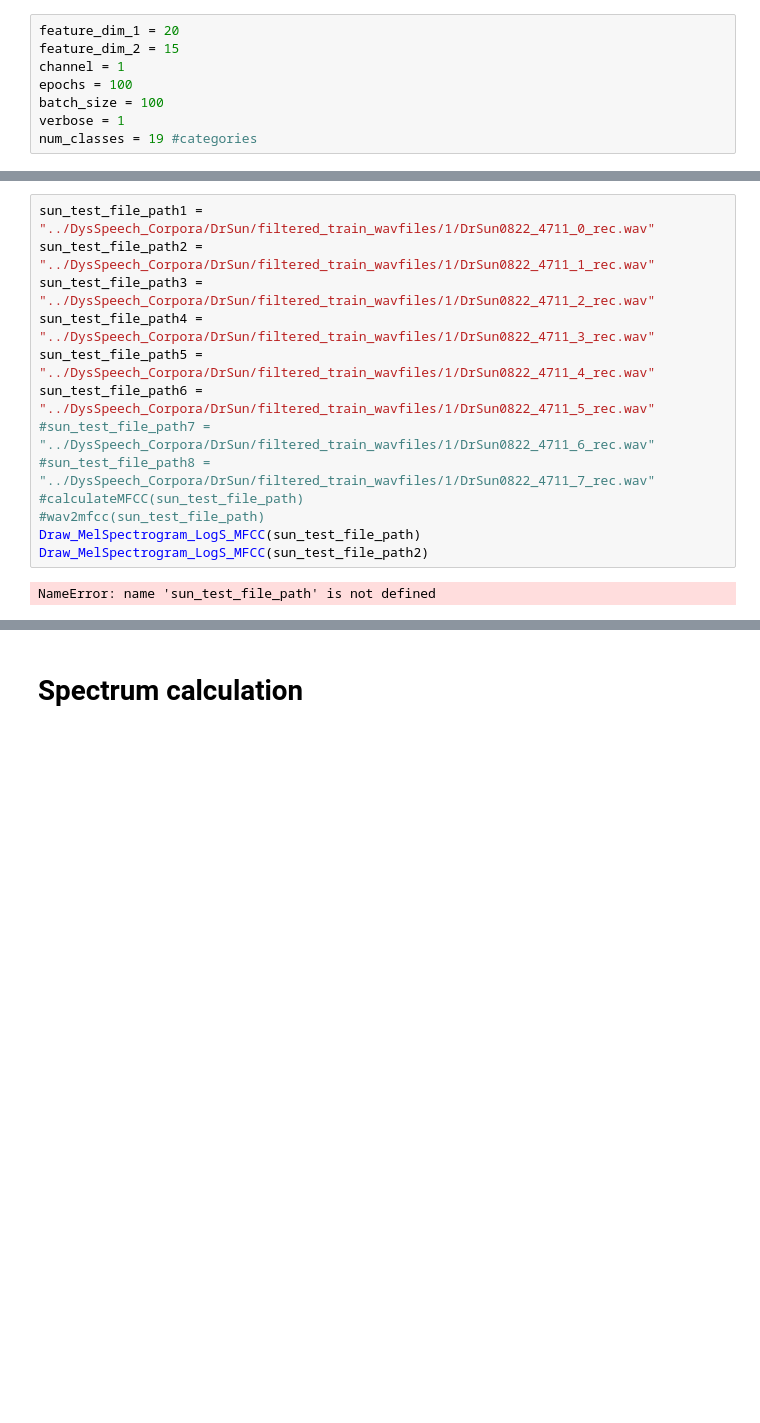
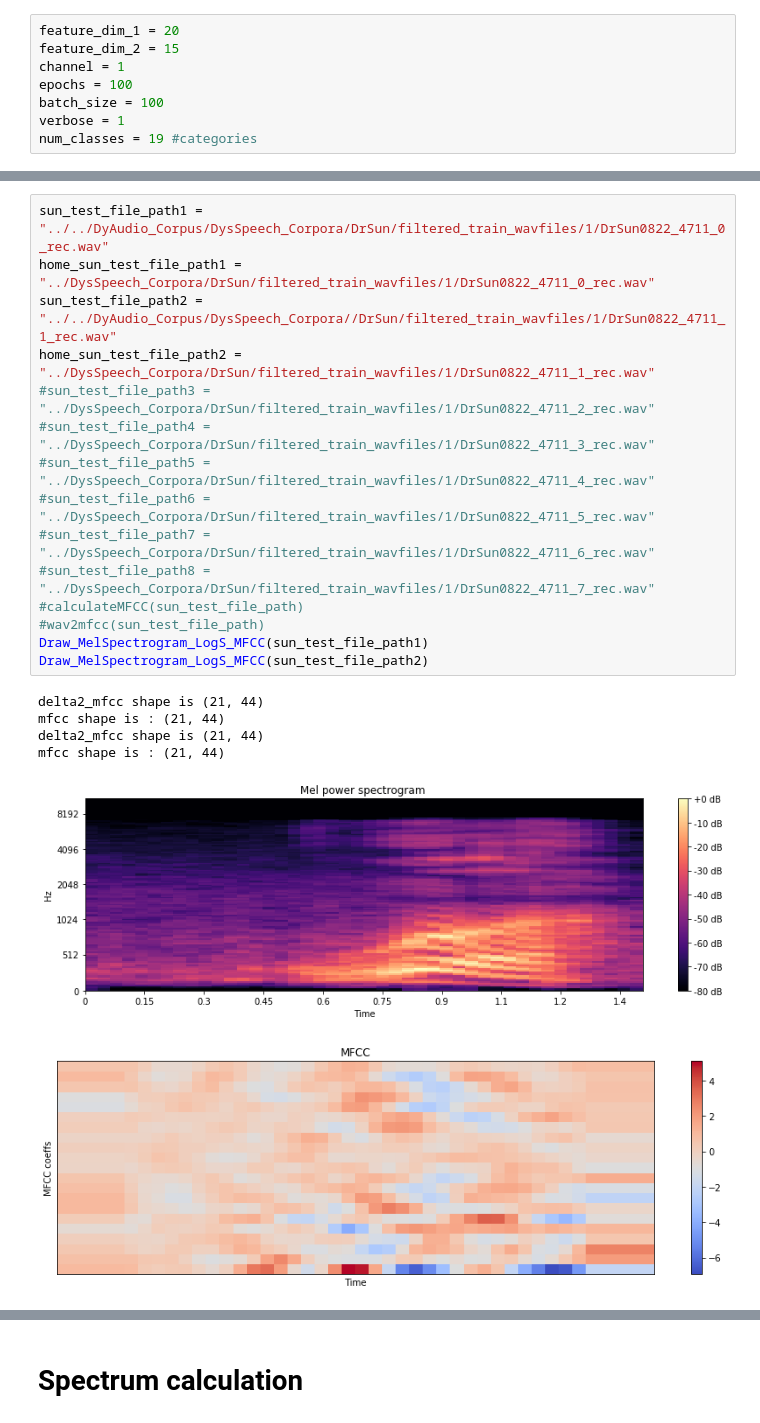
Before and after one commit to xrick/LcjDysarthriaSpeechCommandRecognier, a Jupyter notebook: plotMfcc.ipynb, the cells around one changed output, grey strips where cells are left out. Drawn from its saved outputs; the diff is of its cells as text; blank space fills up the shorter version.

```diff
--- a/plotMfcc.ipynb
+++ b/plotMfcc.ipynb
@@ -67,15 +79,22 @@ def drawNpy(npyFile):
 # %%
-sun_test_file_path1 = "../DysSpeech_Corpora/DrSun/filtered_train_wavfiles/1/DrSun0822_4711_0_rec.wav"
-sun_test_file_path2 = "../DysSpeech_Corpora/DrSun/filtered_train_wavfiles/1/DrSun0822_4711_1_rec.wav"
-sun_test_file_path3 = "../DysSpeech_Corpora/DrSun/filtered_train_wavfiles/1/DrSun0822_4711_2_rec.wav"
-sun_test_file_path4 = "../DysSpeech_Corpora/DrSun/filtered_train_wavfiles/1/DrSun0822_4711_3_rec.wav"
-sun_test_file_path5 = "../DysSpeech_Corpora/DrSun/filtered_train_wavfiles/1/DrSun0822_4711_4_rec.wav"
-sun_test_file_path6 = "../DysSpeech_Corpora/DrSun/filtered_train_wavfiles/1/DrSun0822_4711_5_rec.wav"
+sun_test_file_path1 = "../../DyAudio_Corpus/DysSpeech_Corpora/DrSun/filtered_train_wavfiles/1/DrSun0822_4711_0_rec.wav"
+home_sun_test_file_path1 = "../DysSpeech_Corpora/DrSun/filtered_train_wavfiles/1/DrSun0822_4711_0_rec.wav"
+sun_test_file_path2 = "../../DyAudio_Corpus/DysSpeech_Corpora//DrSun/filtered_train_wavfiles/1/DrSun0822_4711_1_rec.wav"
+home_sun_test_file_path2 = "../DysSpeech_Corpora/DrSun/filtered_train_wavfiles/1/DrSun0822_4711_1_rec.wav"
+#sun_test_file_path3 = "../DysSpeech_Corpora/DrSun/filtered_train_wavfiles/1/DrSun0822_4711_2_rec.wav"
+#sun_test_file_path4 = "../DysSpeech_Corpora/DrSun/filtered_train_wavfiles/1/DrSun0822_4711_3_rec.wav"
+#sun_test_file_path5 = "../DysSpeech_Corpora/DrSun/filtered_train_wavfiles/1/DrSun0822_4711_4_rec.wav"
+#sun_test_file_path6 = "../DysSpeech_Corpora/DrSun/filtered_train_wavfiles/1/DrSun0822_4711_5_rec.wav"
 #sun_test_file_path7 = "../DysSpeech_Corpora/DrSun/filtered_train_wavfiles/1/DrSun0822_4711_6_rec.wav"
 #sun_test_file_path8 = "../DysSpeech_Corpora/DrSun/filtered_train_wavfiles/1/DrSun0822_4711_7_rec.wav"
 #calculateMFCC(sun_test_file_path)
 #wav2mfcc(sun_test_file_path)
-Draw_MelSpectrogram_LogS_MFCC(sun_test_file_path)
+Draw_MelSpectrogram_LogS_MFCC(sun_test_file_path1)
 Draw_MelSpectrogram_LogS_MFCC(sun_test_file_path2)
 # %% [output]
-NameError: name 'sun_test_file_path' is not defined
+delta2_mfcc shape is (21, 44)
+mfcc shape is : (21, 44)
+delta2_mfcc shape is (21, 44)
+mfcc shape is : (21, 44)
+[figure, added]
+[figure, added]
```
Also changed, not shown: parts of 12 cells of this notebook, 22 other files.
